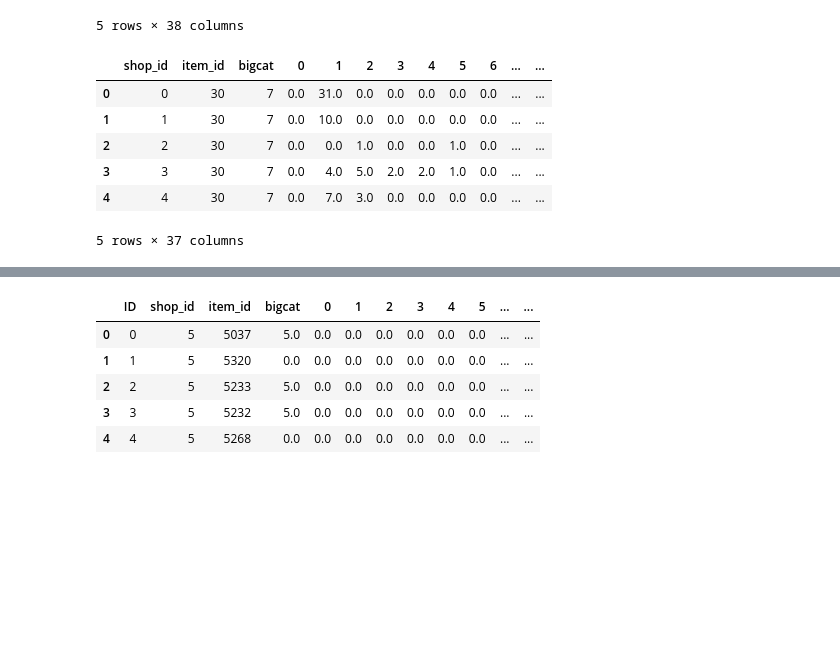
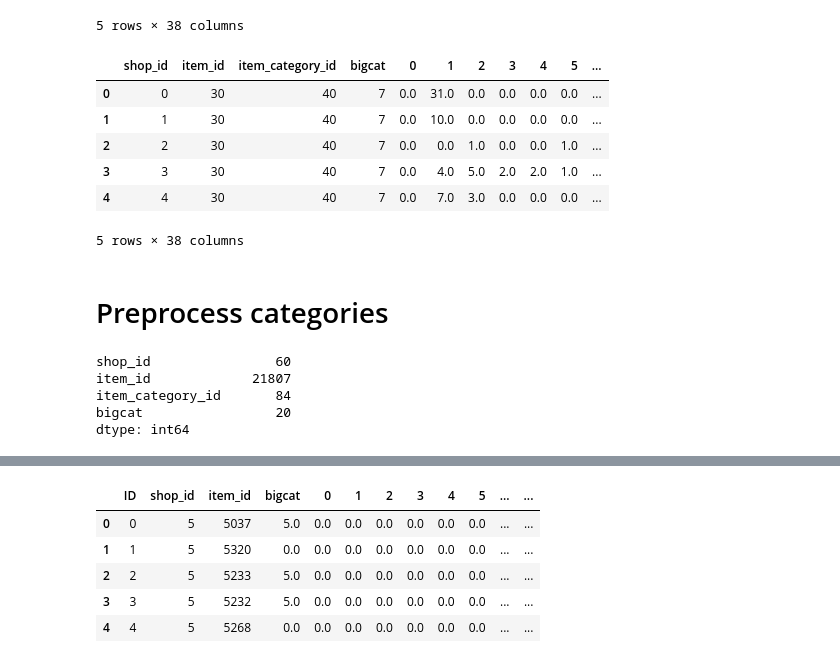
Before and after one commit to GatzZ/competitive-data-science-final-project, a Jupyter notebook: Main.ipynb, the cells around one changed output, grey strips where cells are left out. Saved outputs shown, nothing was run; the diff lists cells and outputs as text; code cells hidden in the pictures; blank space fills up the shorter version.

```diff
--- a/Main.ipynb
+++ b/Main.ipynb
@@ -26,3 +27,20 @@ df_test_.head()
 | 2 | 2 | 5 | 5233 |
 | 3 | 3 | 5 | 5232 |
 | 4 | 4 | 5 | 5268 |
+# %%
+df_item_bigcat = pd.read_csv('data/item_categories.csv')
+l = list(df_item_bigcat.item_category_name)
+l_cat = l
+for ind in range(1,8): l_cat[ind] = 'Access'
+for ind in range(10,18): l_cat[ind] = 'Consoles'
+for ind in range(18,25): l_cat[ind] = 'Consoles Games'
+for ind in range(26,28): l_cat[ind] = 'phone games'
+for ind in range(28,32): l_cat[ind] = 'CD games'
+for ind in range(32,37): l_cat[ind] = 'Card'
+for ind in range(37,43): l_cat[ind] = 'Movie'
+for ind in range(43,55): l_cat[ind] = 'Books'
+for ind in range(55,61): l_cat[ind] = 'Music'
+for ind in range(61,73): l_cat[ind] = 'Gifts'
+for ind in range(73,79): l_cat[ind] = 'Soft'
+df_item_bigcat['bigcat'] = l_cat
+df_item_bigcat.head()
@@ -29,9 +64,6 @@ df_test_.head()
 # %%
-df_items = pd.read_csv('data/items.csv')
-df_item_bigcat = pd.read_csv('data/df_item_bigcat.csv')
 df_item_bigcat = df_item_bigcat.merge(df_items)
 df_item_bigcat.drop(['item_category_name', 'item_name'], axis=1, inplace=True)
-df_item_bigcat = df_item_bigcat.astype(str)
 df_item_bigcat.head()
 # %% [output]
 |  | item_category_id | bigcat | item_id |
@@ -53,7 +85,3 @@ df_train_piv.head()
 |  | 33 | 3.0 | 3.0 | 0.0 | 0.0 | 0.0 | 0.0 | 0.0 | 0.0 | 0.0 | ... |
 |  | 35 | 1.0 | 14.0 | 0.0 | 0.0 | 0.0 | 0.0 | 0.0 | 0.0 | 0.0 | ... |
 5 rows × 34 columns
-# %%
-df_train_piv.reset_index(inplace=True)
-df_train_piv['shop_id']= df_train_piv.shop_id.astype('str')
-df_train_piv['item_id']= df_train_piv.item_id.astype('str')
@@ -76,11 +111,11 @@ df_train_piv[['bigcat']] = number.fit_transform(df_train_piv.bigcat)
 # %%
-df_train_piv = df_train_piv[['shop_id', 'item_id', 'bigcat'] + list(range(34))]
+df_train_piv = df_train_piv[['shop_id', 'item_id', 'item_category_id','bigcat'] + list(range(34))]
 df_train_piv.head()
 # %% [output]
-|  | shop_id | item_id | bigcat | 0 | 1 | 2 | 3 | 4 | 5 | 6 | ... | ... |
-| 0 | 0 | 30 | 7 | 0.0 | 31.0 | 0.0 | 0.0 | 0.0 | 0.0 | 0.0 | ... | ... |
-| 1 | 1 | 30 | 7 | 0.0 | 10.0 | 0.0 | 0.0 | 0.0 | 0.0 | 0.0 | ... | ... |
-| 2 | 2 | 30 | 7 | 0.0 | 0.0 | 1.0 | 0.0 | 0.0 | 1.0 | 0.0 | ... | ... |
-| 3 | 3 | 30 | 7 | 0.0 | 4.0 | 5.0 | 2.0 | 2.0 | 1.0 | 0.0 | ... | ... |
-| 4 | 4 | 30 | 7 | 0.0 | 7.0 | 3.0 | 0.0 | 0.0 | 0.0 | 0.0 | ... | ... |
+|  | shop_id | item_id | item_category_id | bigcat | 0 | 1 | 2 | 3 | 4 | 5 | ... |
+| 0 | 0 | 30 | 40 | 7 | 0.0 | 31.0 | 0.0 | 0.0 | 0.0 | 0.0 | ... |
+| 1 | 1 | 30 | 40 | 7 | 0.0 | 10.0 | 0.0 | 0.0 | 0.0 | 0.0 | ... |
+| 2 | 2 | 30 | 40 | 7 | 0.0 | 0.0 | 1.0 | 0.0 | 0.0 | 1.0 | ... |
+| 3 | 3 | 30 | 40 | 7 | 0.0 | 4.0 | 5.0 | 2.0 | 2.0 | 1.0 | ... |
+| 4 | 4 | 30 | 40 | 7 | 0.0 | 7.0 | 3.0 | 0.0 | 0.0 | 0.0 | ... |
-5 rows × 37 columns
+5 rows × 38 columns
@@ -86,0 +125,11 @@ df_train_piv.head()
+# %% [markdown]
+# Preprocess categories
+# %%
+df_cats = df_train_piv.iloc[:, :4]
+df_cats.nunique()
+# %% [output]
+shop_id                60
+item_id             21807
+item_category_id       84
+bigcat                 20
+dtype: int64
```
Also changed, not shown: parts of 30 cells of this notebook.
